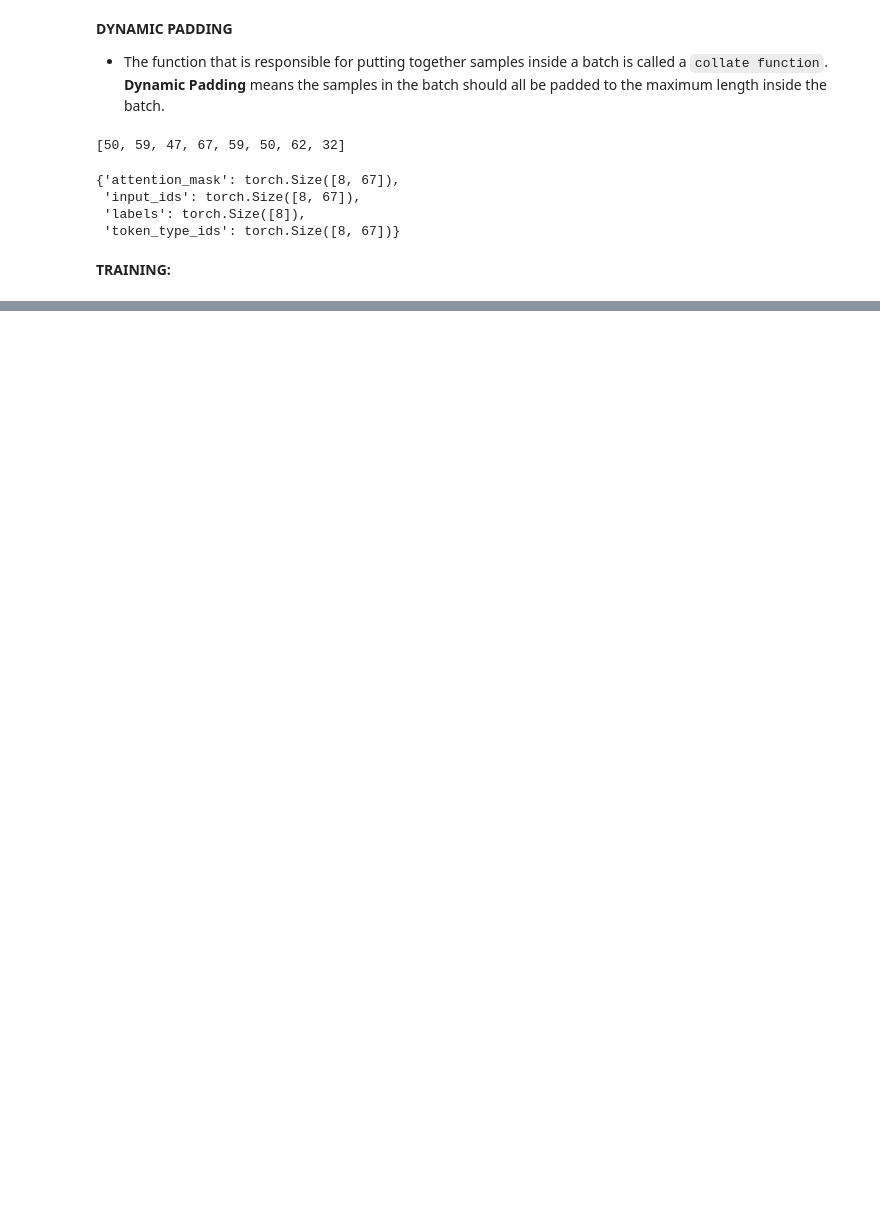
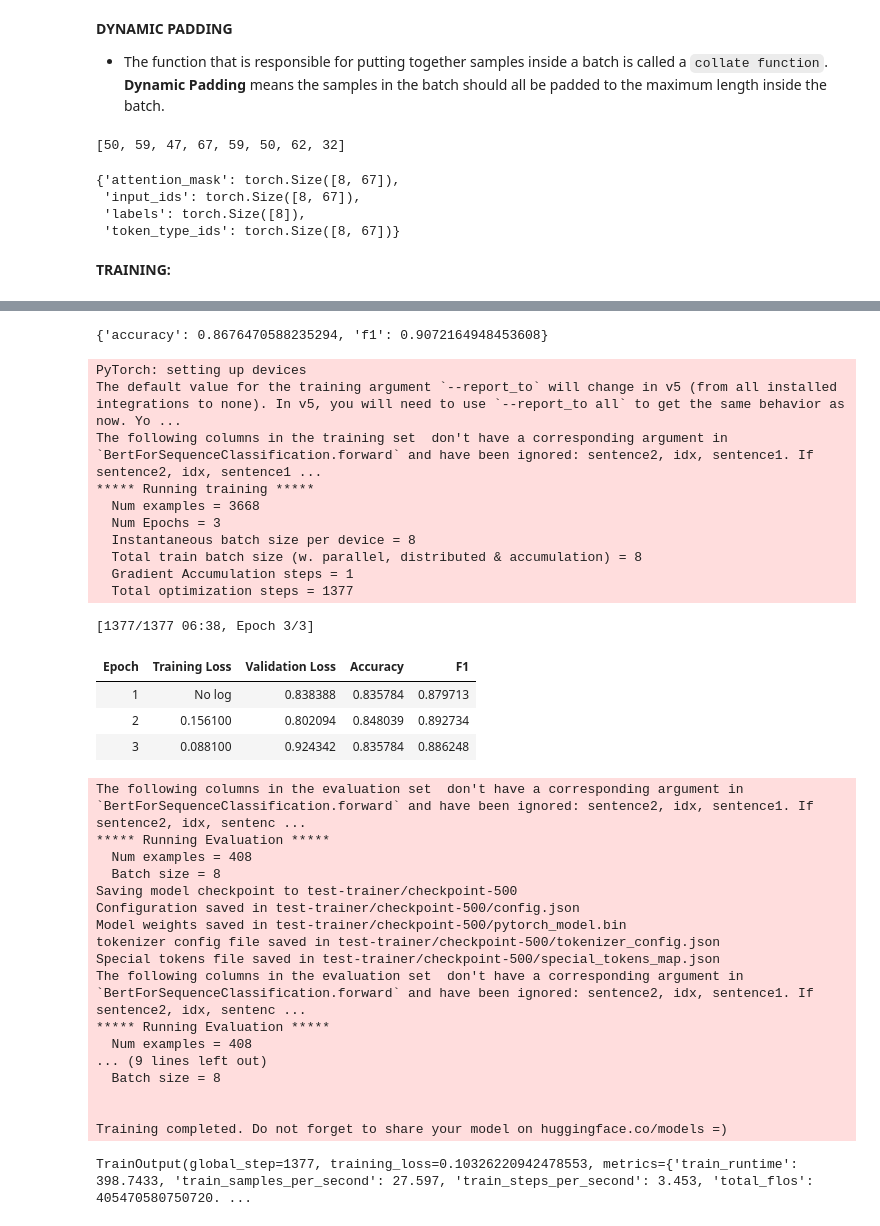
Before and after one commit to ThinamXx/HuggingFace, a Jupyter notebook: 04. Pretrained Models/PretrainedModel.ipynb, the cells around one changed output, grey strips where cells are left out. Drawn from its saved outputs; the diff is of its cells as text; code cells hidden in the pictures; blank space fills up the shorter version.

```diff
--- a/04. Pretrained Models/PretrainedModel.ipynb
+++ b/04. Pretrained Models/PretrainedModel.ipynb
@@ -205,0 +209,4 @@ TrainOutput(global_step=1377, training_loss=0.37288119469159914, metrics={'train
+# %%
+#@ INITIALIZING MODEL EVALUATION:
+predictions = trainer.predict(tokenized_datasets["validation"])         # Getting Predictions.
+print(predictions.predictions.shape, predictions.label_ids.shape)       # Inspecting Predictions.
@@ -205,0 +220,58 @@ TrainOutput(global_step=1377, training_loss=0.37288119469159914, metrics={'train
+# %%
+#@ INSPECTING MODEL PREDICTION:
+preds = np.argmax(predictions.predictions, axis=-1)                     # Getting Maximum Index.
+metric = load_metric("glue", "mrpc")                                    # Initializing Metrics.
+metric.compute(predictions=preds, references=predictions.label_ids)     # Computing Metrices.
+# %% [output]
+{'accuracy': 0.8676470588235294, 'f1': 0.9072164948453608}
+# %%
+#@ DEFINING FUNCTION FOR COMPUTING METRICS:
+def compute_metrics(eval_preds):                                        # Defining Function.
+    metric = load_metric("glue", "mrpc")                                # Initializing Metrics.
+    logits, labels = eval_preds
+    predictions = np.argmax(logits, axis=-1)                            # Getting Maximum Index.
+    return metric.compute(predictions=predictions, references=labels)    # Getting Metrices.
+# %%
+#@ DEFINING NEW TRAINER:
+training_args = TrainingArguments("test-trainer",
+                                  evaluation_strategy="epoch")          # Initializing Training Arguments.
+trainer = Trainer(model, training_args,
+                  train_dataset=tokenized_datasets["train"],            # Initializing Training Datasets.
+                  eval_dataset=tokenized_datasets["validation"],        # Initializing Validation Datasets.
+                  data_collator=data_collator, tokenizer=tokenizer,
+                  compute_metrics=compute_metrics)                      # Initializing Trainer.
+trainer.train()                                                         # Training the Model.
+# %% [output]
+PyTorch: setting up devices
+The default value for the training argument `--report_to` will change in v5 (from all installed integrations to none). In v5, you will need to use `--report_to all` to get the same behavior as now. Yo ...
+The following columns in the training set  don't have a corresponding argument in `BertForSequenceClassification.forward` and have been ignored: sentence2, idx, sentence1. If sentence2, idx, sentence1 ...
+***** Running training *****
+  Num examples = 3668
+  Num Epochs = 3
+  Instantaneous batch size per device = 8
+  Total train batch size (w. parallel, distributed & accumulation) = 8
+  Gradient Accumulation steps = 1
+  Total optimization steps = 1377
+[1377/1377 06:38, Epoch 3/3]
+| Epoch | Training Loss | Validation Loss | Accuracy | F1 |
+| 1 | No log | 0.838388 | 0.835784 | 0.879713 |
+| 2 | 0.156100 | 0.802094 | 0.848039 | 0.892734 |
+| 3 | 0.088100 | 0.924342 | 0.835784 | 0.886248 |
+The following columns in the evaluation set  don't have a corresponding argument in `BertForSequenceClassification.forward` and have been ignored: sentence2, idx, sentence1. If sentence2, idx, sentenc ...
+***** Running Evaluation *****
+  Num examples = 408
+  Batch size = 8
+Saving model checkpoint to test-trainer/checkpoint-500
+Configuration saved in test-trainer/checkpoint-500/config.json
+Model weights saved in test-trainer/checkpoint-500/pytorch_model.bin
+tokenizer config file saved in test-trainer/checkpoint-500/tokenizer_config.json
+Special tokens file saved in test-trainer/checkpoint-500/special_tokens_map.json
+The following columns in the evaluation set  don't have a corresponding argument in `BertForSequenceClassification.forward` and have been ignored: sentence2, idx, sentence1. If sentence2, idx, sentenc ...
+***** Running Evaluation *****
+  Num examples = 408
+... (9 lines left out)
+  Batch size = 8
+
+
+Training completed. Do not forget to share your model on huggingface.co/models =)
+TrainOutput(global_step=1377, training_loss=0.10326220942478553, metrics={'train_runtime': 398.7433, 'train_samples_per_second': 27.597, 'train_steps_per_second': 3.453, 'total_flos': 405470580750720. ...
```
Also changed, not shown: parts of 7 cells of this notebook.
